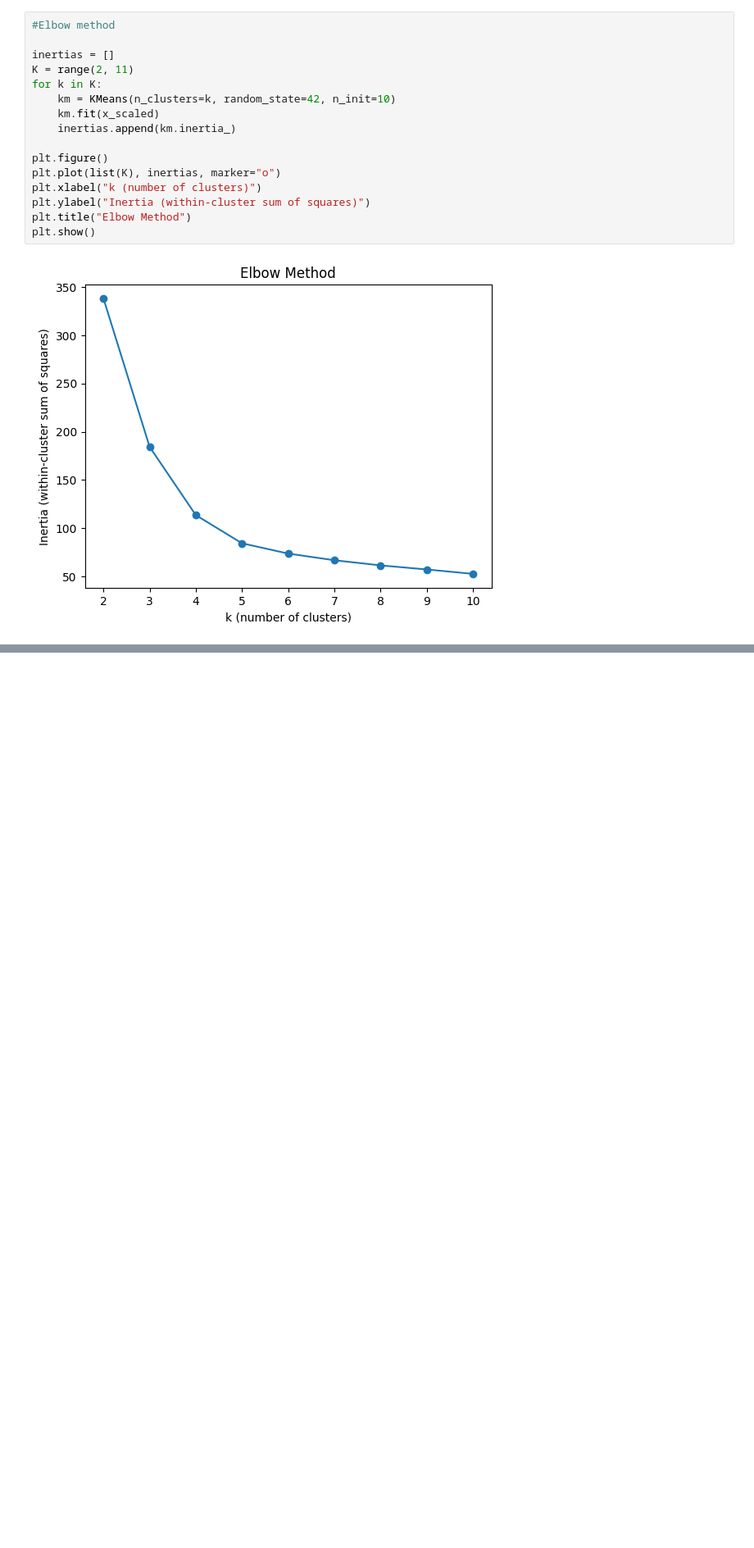
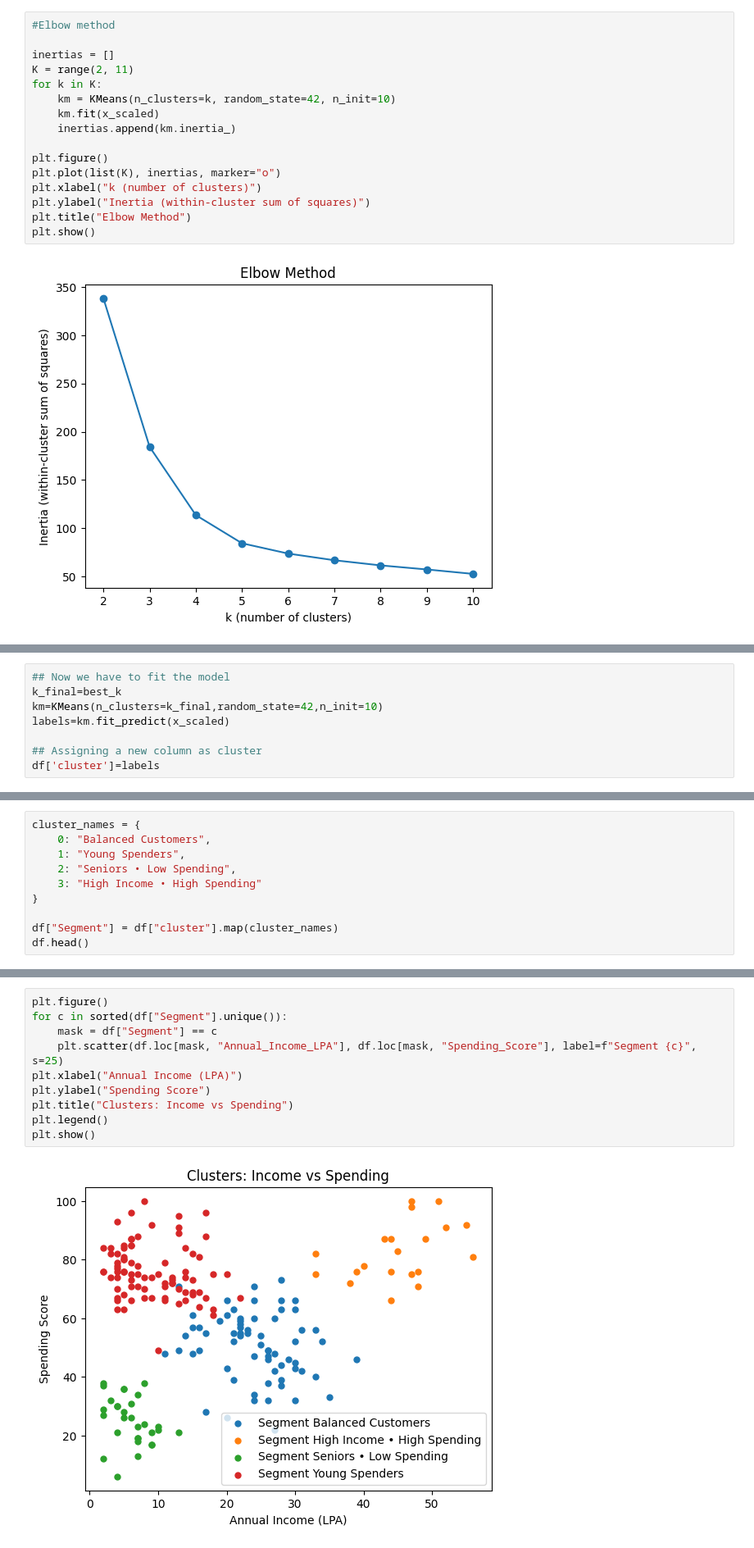
Before and after one commit to TechSubrat-netizen/ML_Projects, a Jupyter notebook: E_Commerce_Cluster/e_commerce_cluster.ipynb, the cells around one changed output, grey strips where cells are left out. Shown at 82% size. Saved outputs shown, nothing was run; the diff lists cells and outputs as text; blank space fills up the shorter version.

```diff
--- a/E_Commerce_Cluster/e_commerce_cluster.ipynb
+++ b/E_Commerce_Cluster/e_commerce_cluster.ipynb
@@ -134,0 +135,8 @@ TypeError: 'int' object is not iterable
+# %%
+## Now we have to fit the model
+k_final=best_k
+km=KMeans(n_clusters=k_final,random_state=42,n_init=10)
+labels=km.fit_predict(x_scaled)
+
+## Assigning a new column as cluster
+df['cluster']=labels
@@ -134,0 +171,10 @@ TypeError: 'int' object is not iterable
+# %%
+cluster_names = {
+    0: "Balanced Customers",
+    1: "Young Spenders",
+    2: "Seniors • Low Spending",
+    3: "High Income • High Spending"
+}
+
+df["Segment"] = df["cluster"].map(cluster_names)
+df.head()
@@ -134,0 +188,12 @@ TypeError: 'int' object is not iterable
+# %%
+plt.figure()
+for c in sorted(df["Segment"].unique()):
+    mask = df["Segment"] == c
+    plt.scatter(df.loc[mask, "Annual_Income_LPA"], df.loc[mask, "Spending_Score"], label=f"Segment {c}", s=25)
+plt.xlabel("Annual Income (LPA)")
+plt.ylabel("Spending Score")
+plt.title("Clusters: Income vs Spending")
+plt.legend()
+plt.show()
+# %% [output]
+[figure, added]
```
Also changed, not shown: parts of 7 cells of this notebook, 8 other files.
